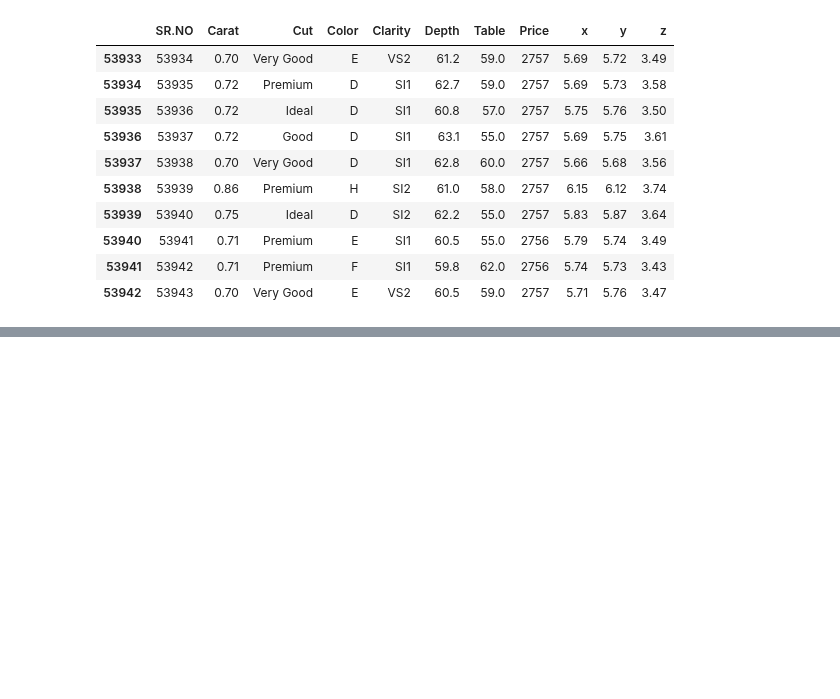
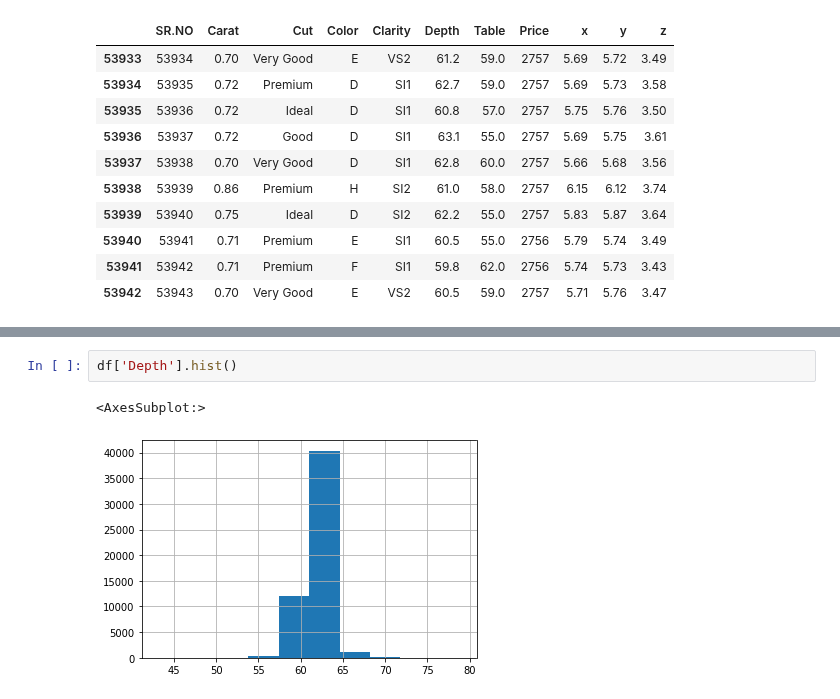
Before and after one commit to Harry262000/Kaggle--Notebooks, a Jupyter notebook: Project.ipynb, the cells around one changed output, grey strips where cells are left out. Cells and saved outputs as stored; diff of their text form; blank space fills up the shorter version.

```diff
--- a/Project.ipynb
+++ b/Project.ipynb
@@ -64,0 +138,5 @@ df.tail(10)
+# %%
+df['Depth'].hist()
+# %% [output]
+<AxesSubplot:>
+[figure, added]
```
Also changed, not shown: parts of 8 cells of this notebook.
